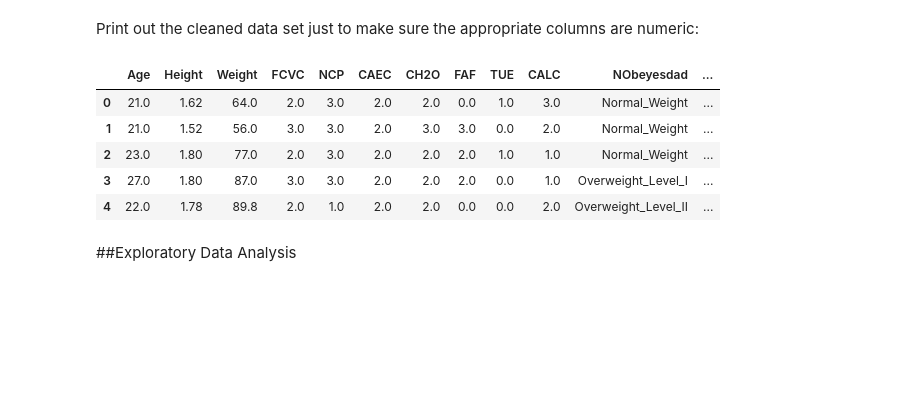
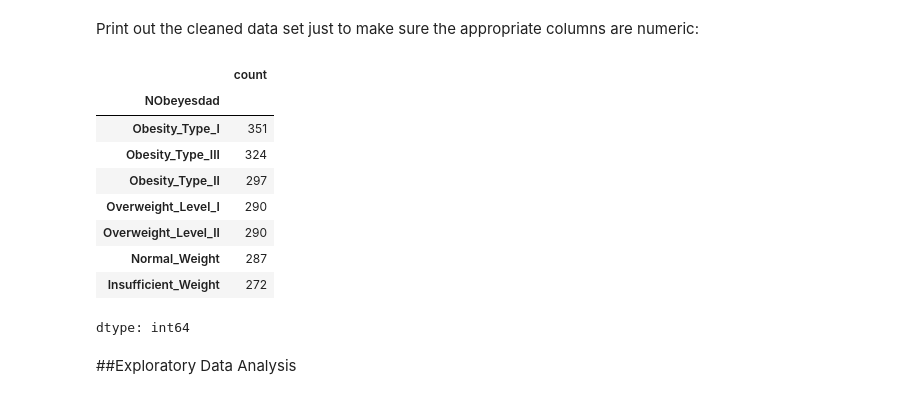
Before and after one commit to zsturk/Dat402_Proj1, a Jupyter notebook: DAT 402 Project 1.ipynb, the cells around one changed output. Saved outputs shown, nothing was run; the diff lists cells and outputs as text; code cells hidden in the pictures; blank space fills up the shorter version.

```diff
--- a/DAT 402 Project 1.ipynb
+++ b/DAT 402 Project 1.ipynb
@@ -131,13 +132,18 @@ numeric_df = pd.get_dummies(numeric_df,
 Print out the cleaned data set just to make sure the appropriate columns are numeric:
 # %%
 numeric_df.head()
+numeric_df['NObeyesdad'].value_counts()
 # %% [output]
-|  | Age | Height | Weight | FCVC | NCP | CAEC | CH2O | FAF | TUE | CALC | NObeyesdad | ... |
-| 0 | 21.0 | 1.62 | 64.0 | 2.0 | 3.0 | 2.0 | 2.0 | 0.0 | 1.0 | 3.0 | Normal_Weight | ... |
-| 1 | 21.0 | 1.52 | 56.0 | 3.0 | 3.0 | 2.0 | 3.0 | 3.0 | 0.0 | 2.0 | Normal_Weight | ... |
-| 2 | 23.0 | 1.80 | 77.0 | 2.0 | 3.0 | 2.0 | 2.0 | 2.0 | 1.0 | 1.0 | Normal_Weight | ... |
-| 3 | 27.0 | 1.80 | 87.0 | 3.0 | 3.0 | 2.0 | 2.0 | 2.0 | 0.0 | 1.0 | Overweight_Level_I | ... |
-| 4 | 22.0 | 1.78 | 89.8 | 2.0 | 1.0 | 2.0 | 2.0 | 0.0 | 0.0 | 2.0 | Overweight_Level_II | ... |
+|  | count |
+| NObeyesdad |  |
+| Obesity_Type_I | 351 |
+| Obesity_Type_III | 324 |
+| Obesity_Type_II | 297 |
+| Overweight_Level_I | 290 |
+| Overweight_Level_II | 290 |
+| Normal_Weight | 287 |
+| Insufficient_Weight | 272 |
+dtype: int64
 # %% [markdown]
 ##Exploratory Data Analysis
 # %%
```
Also changed, not shown: parts of 3 cells of this notebook.
